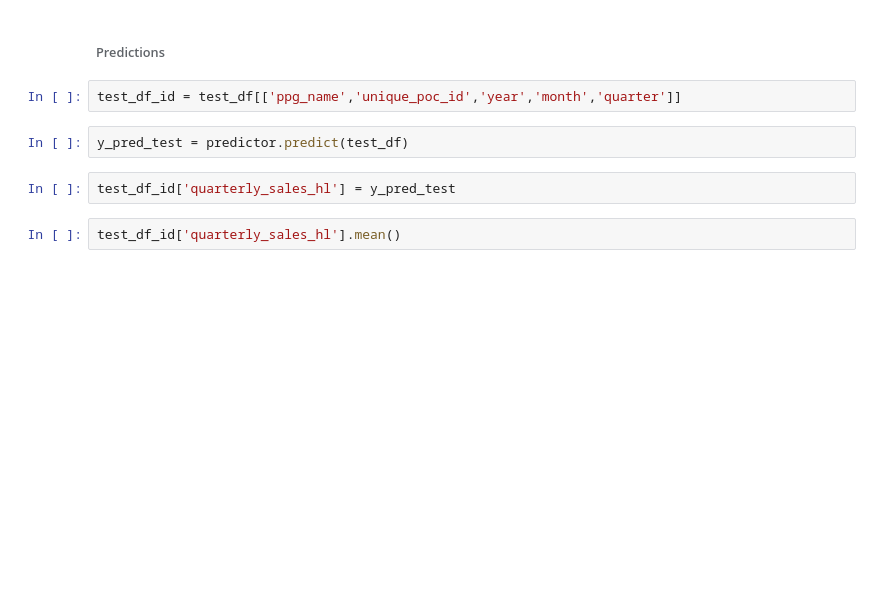
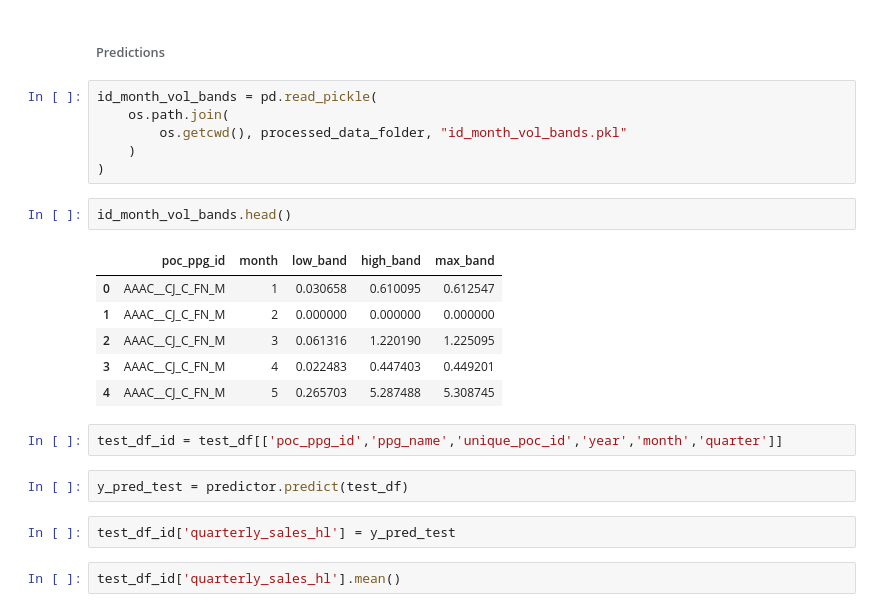
Before and after one commit to soutrik71/abi_hackathon_2k24, a Jupyter notebook: notebook/auto_gluon_regression.ipynb, the cells around one changed output. Cells and saved outputs as stored; diff of their text form; blank space fills up the shorter version.

```diff
--- a/notebook/auto_gluon_regression.ipynb
+++ b/notebook/auto_gluon_regression.ipynb
@@ -173,7 +282,22 @@ predictor.feature_importance(test_data)
 # %% [markdown]
 ###### Predictions
+# %%
+id_month_vol_bands = pd.read_pickle(
+    os.path.join(
+        os.getcwd(), processed_data_folder, "id_month_vol_bands.pkl"
+    )
+)
+# %%
+id_month_vol_bands.head()
+# %% [output]
+|  | poc_ppg_id | month | low_band | high_band | max_band |
+| 0 | AAAC__CJ_C_FN_M | 1 | 0.030658 | 0.610095 | 0.612547 |
+| 1 | AAAC__CJ_C_FN_M | 2 | 0.000000 | 0.000000 | 0.000000 |
+| 2 | AAAC__CJ_C_FN_M | 3 | 0.061316 | 1.220190 | 1.225095 |
+| 3 | AAAC__CJ_C_FN_M | 4 | 0.022483 | 0.447403 | 0.449201 |
+| 4 | AAAC__CJ_C_FN_M | 5 | 0.265703 | 5.287488 | 5.308745 |
 # %%
-test_df_id = test_df[['ppg_name','unique_poc_id','year','month','quarter']]
+test_df_id = test_df[['poc_ppg_id','ppg_name','unique_poc_id','year','month','quarter']]
 # %%
 y_pred_test = predictor.predict(test_df)
 # %%
```
Also changed, not shown: parts of 34 cells of this notebook, 6 other files.
